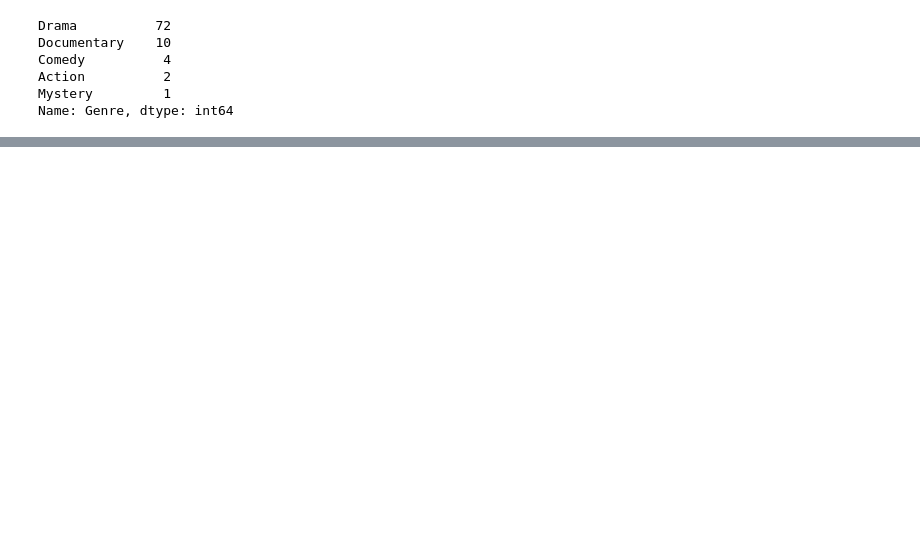
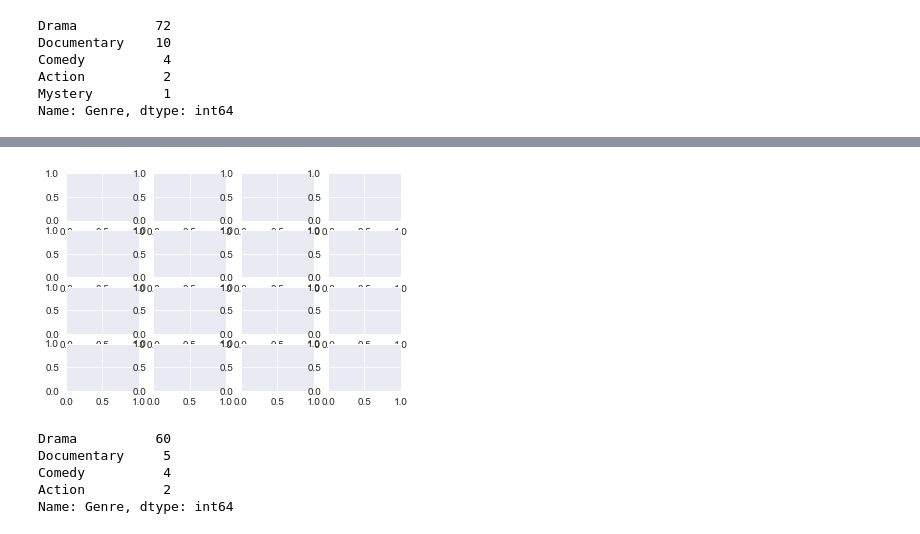
Before and after one commit to SalimAmarti/OTT_movies_Project, a Jupyter notebook: OTT project.ipynb, the cells around one changed output, grey strips where cells are left out. Drawn from its saved outputs; the diff is of its cells as text; code cells hidden in the pictures; blank space fills up the shorter version.

```diff
--- a/OTT project.ipynb
+++ b/OTT project.ipynb
@@ -870,0 +944,2 @@ data
+# %%
+top_genre_country_merged = top_genre_country_final[top_genre_country_final['Value']>4].merge(map_df[['ISO3','geometry']],on='ISO3')
@@ -870,0 +975,18 @@ data
+# %%
+row_count = top_genre_country_merged['Genre'].nunique()
+ax_list = []
+for i in range(row_count+1):
+    ax_list.append('ax'+str(i+1))
+    ax_string = ', '.join(ax_list)
+# %%
+fig, (ax_string) = plt.subplots(row_count, 4)
+# %% [output]
+[figure, added]
+# %%
+top_genre_country_merged['Genre'].value_counts()
+# %% [output]
+Drama          60
+Documentary     5
+Comedy          4
+Action          2
+Name: Genre, dtype: int64
```
Also changed, not shown: parts of 24 cells of this notebook.
